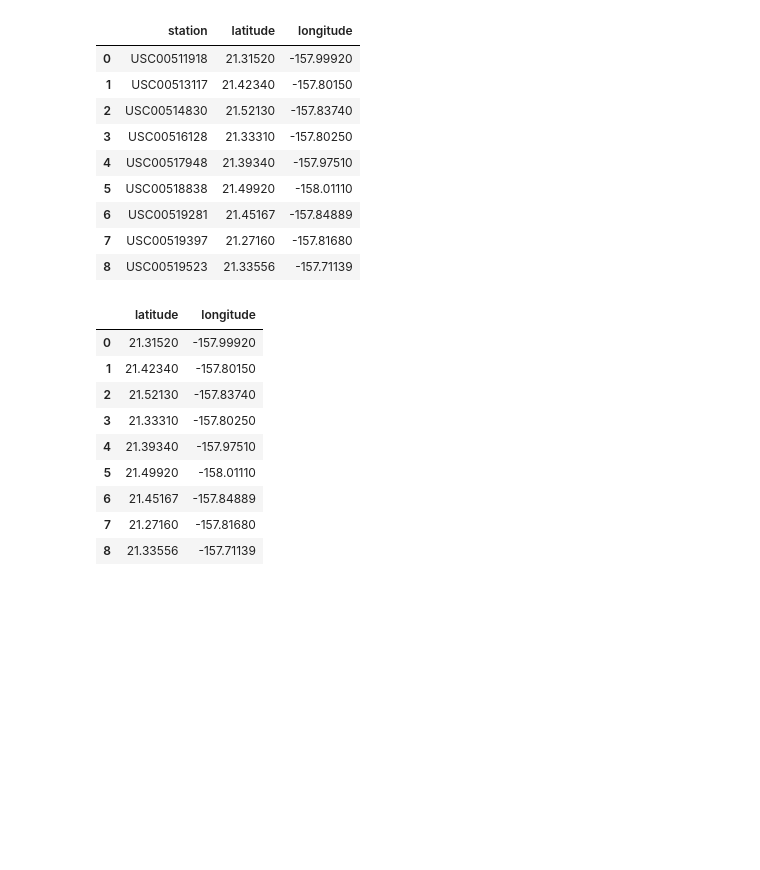
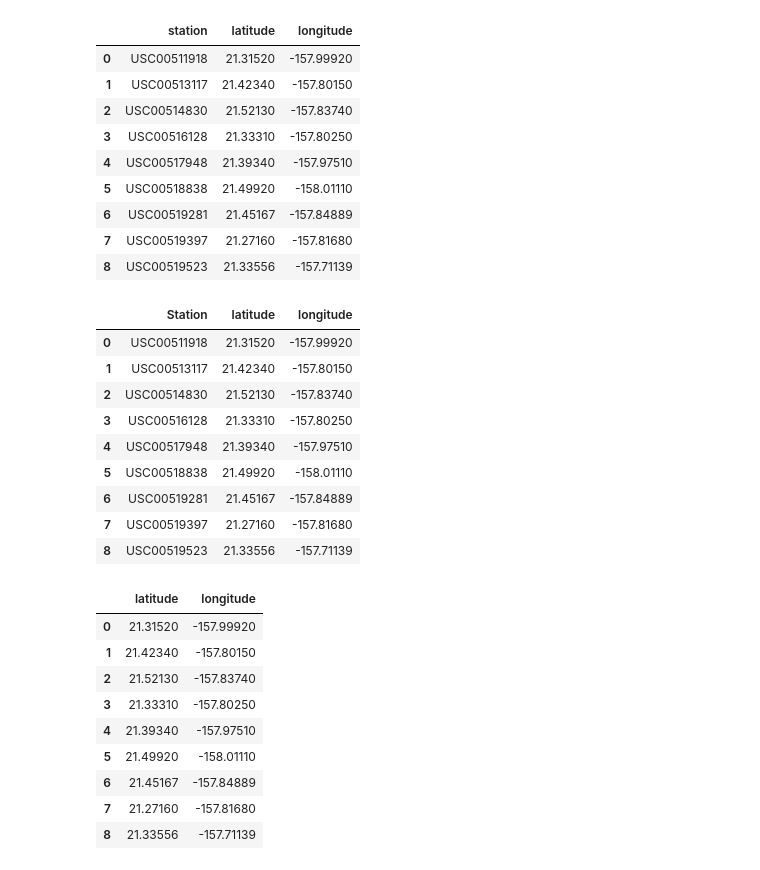
Before and after one commit to donovancai/surfs_up, a Jupyter notebook: SurfsUp_Challenge.ipynb, the cells around one changed output. Saved outputs shown, nothing was run; the diff lists cells and outputs as text; code cells hidden in the pictures; blank space fills up the shorter version.

```diff
--- a/SurfsUp_Challenge.ipynb
+++ b/SurfsUp_Challenge.ipynb
@@ -267,3 +267,17 @@ stations_df
 | 6 | USC00519281 | 21.45167 | -157.84889 |
 | 7 | USC00519397 | 21.27160 | -157.81680 |
 | 8 | USC00519523 | 21.33556 | -157.71139 |
+# %%
+stations_df.rename(columns={'station' : 'Station'},inplace=True)
+stations_df
+# %% [output]
+|  | Station | latitude | longitude |
+| 0 | USC00511918 | 21.31520 | -157.99920 |
+| 1 | USC00513117 | 21.42340 | -157.80150 |
+| 2 | USC00514830 | 21.52130 | -157.83740 |
+| 3 | USC00516128 | 21.33310 | -157.80250 |
+| 4 | USC00517948 | 21.39340 | -157.97510 |
+| 5 | USC00518838 | 21.49920 | -158.01110 |
+| 6 | USC00519281 | 21.45167 | -157.84889 |
+| 7 | USC00519397 | 21.27160 | -157.81680 |
+| 8 | USC00519523 | 21.33556 | -157.71139 |
```
Also changed, not shown: parts of 4 cells of this notebook, 1 other file.
